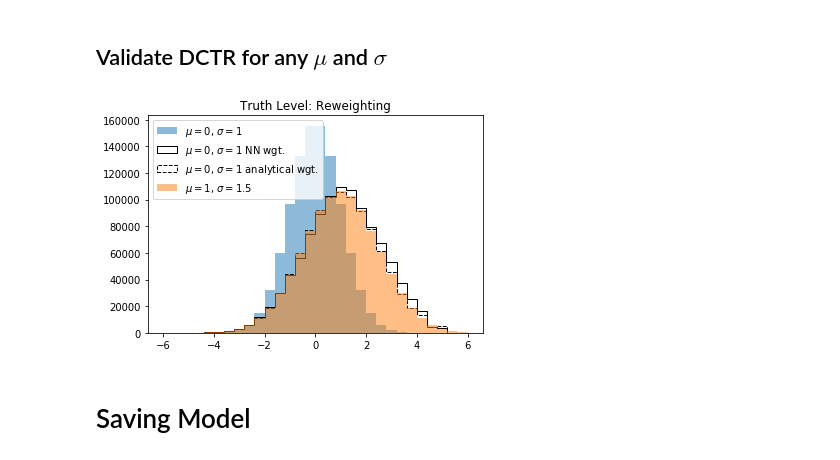
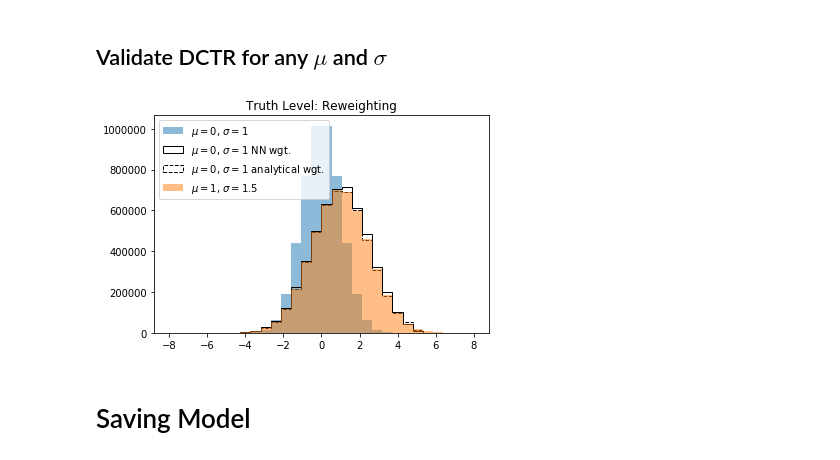
Before and after one commit to hep-lbdl/SRGN, a Jupyter notebook: GaussianExamples/GaussianAltFit-2D.ipynb, the cells around one changed output. Saved outputs shown, nothing was run; the diff lists cells and outputs as text; code cells hidden in the pictures.

Commit message:
added improved 2d gaussian fit and 1d sigma only fit

```diff
--- a/GaussianExamples/GaussianAltFit-2D.ipynb
+++ b/GaussianExamples/GaussianAltFit-2D.ipynb
@@ -56,13 +60,13 @@ We will now parametrize our network by giving it $\mu$ and $\sigma$ values in ad
 
 First we uniformly sample $\mu$ and $\sigma$ values in some range
 # %%
-n_data_points = 10**6
+n_data_points = 5*10**6
 mu_min = -2
 mu_max = 2
 mu_values = np.random.uniform(mu_min, mu_max, n_data_points)
 
-sigma_min = 1/3
-sigma_max = 3
+sigma_min = 0.5
+sigma_max = 4.5
 sigma_values = np.random.uniform(sigma_min, sigma_max, n_data_points)
 # %% [markdown]
 We then sample from normal distributions with these $\mu$ and $\sigma$ values.
@@ -89,13 +93,13 @@ X_train, X_test, Y_train, Y_test = train_test_split(X, Y, test_size=0.2)
 ## Build Model
 # %%
 inputs = Input((3,))
-hidden_layer_1 = Dense(128, activation='relu')(inputs)
-hidden_layer_2 = Dense(128, activation='relu')(hidden_layer_1)
-hidden_layer_3 = Dense(128, activation='relu')(hidden_layer_2)
+hidden_layer_1 = Dense(50, activation='relu')(inputs)
+hidden_layer_2 = Dense(50, activation='relu')(hidden_layer_1)
+hidden_layer_3 = Dense(50, activation='relu')(hidden_layer_2)
 outputs = Dense(2, activation='softmax')(hidden_layer_3)
 
 dctr_model = Model(inputs = inputs, outputs = outputs)
-dctr_model.compile(loss='categorical_crossentropy', optimizer='Adam')
+dctr_model.compile(loss='categorical_crossentropy', optimizer='Adam',  metrics=['accuracy'])
 # %% [output]
 WARNING:tensorflow:From /home/asuresh/.local/lib/python2.7/site-packages/keras/backend/tensorflow_backend.py:74: The name tf.get_default_graph is deprecated. Please use tf.compat.v1.get_default_graph  ...
 
@@ -172,18 +176,18 @@ analytical_weights = analytical_reweight(X0_val, mu1, sigma1)
 weights = K.eval(weights)
 analytical_weights = K.eval(analytical_weights)
 # %%
-bins = np.linspace(-6,6,31)
+bins = np.linspace(-8,8,31)
 plt.hist(X0_val, bins = bins, alpha = 0.5, label = r'$\mu=0$, $\sigma=1$')
 plt.hist(X0_val, bins = bins, label = r'$\mu=0$, $\sigma=1$ NN wgt.',
          weights=weights, histtype='step', color='k')
 plt.hist(X0_val, bins = bins, label = r'$\mu=0$, $\sigma=1$ analytical wgt.',
          weights=analytical_weights, histtype='step', linestyle = '--',color='k')
 plt.hist(X1_val, bins = bins, alpha = 0.5, label = r'$\mu={}$, $\sigma={}$'.format(mu1, sigma1))
 plt.legend()
 plt.title("Truth Level: Reweighting")
 plt.show()
 # %% [output]
-[figure, old version]
+[figure, new version]
 # %% [markdown]
 # Saving Model
 # %%
```
Also changed, not shown: parts of 23 cells of this notebook, 1 other file.
